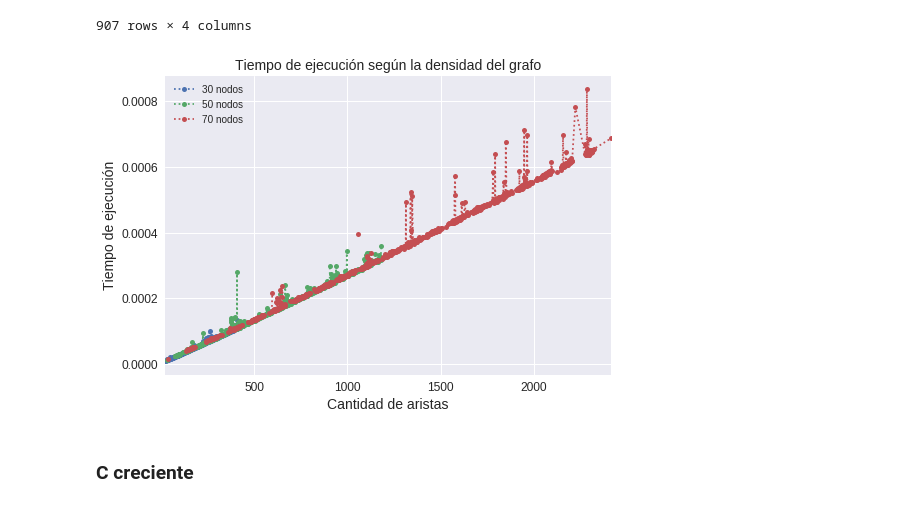
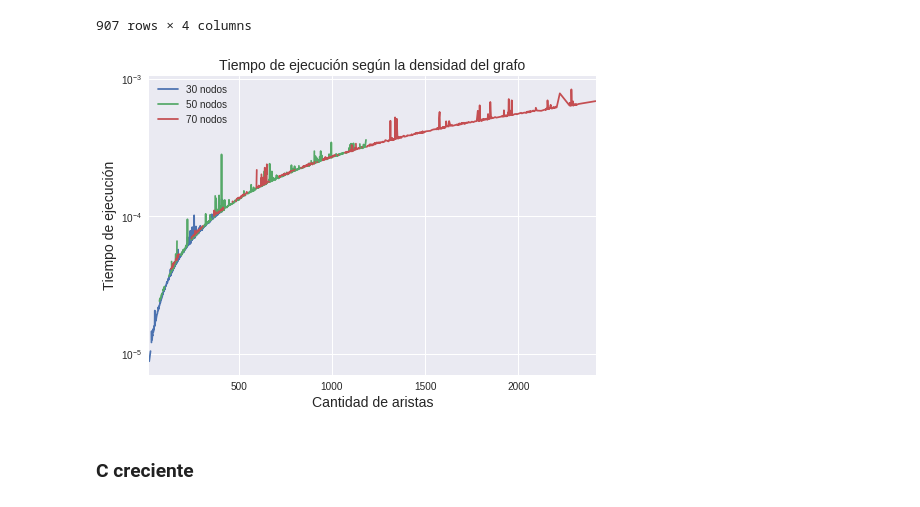
Before and after one commit to cat-j/startup2-algo3, a Jupyter notebook: ej3/generador_de_tests.ipynb, the cells around one changed output. Drawn from its saved outputs; the diff is of its cells as text; code cells hidden in the pictures.

```diff
--- a/ej3/generador_de_tests.ipynb
+++ b/ej3/generador_de_tests.ipynb
@@ -156,16 +157,16 @@ resultsD["densidadCreciente_30_40"]
 # %%
 df = pd.DataFrame({'30 nodos': resultsD["densidadCreciente_10_20"]['Tiempo de ejecucion'],
                   '50 nodos': resultsD["densidadCreciente_20_30"]['Tiempo de ejecucion'],
                   '70 nodos': resultsD["densidadCreciente_30_40"]['Tiempo de ejecucion']})
 
-ax = df.plot(logy=False, fontsize=12, marker='o', markersize=5, linestyle=':')
+ax = df.plot(logy=True)
 ax.set_ylabel(u"Tiempo de ejecución", fontsize=14)
 ax.set_xlabel(u"Cantidad de aristas", fontsize=14)
 
 plt.title(u"Tiempo de ejecución según la densidad del grafo", fontsize=14)
 plt.show()
 # %% [output]
-[figure, old version]
+[figure, new version]
 # %% [markdown]
 ### C creciente
 # %%
```
Also changed, not shown: parts of 8 cells of this notebook, 1 other file.
